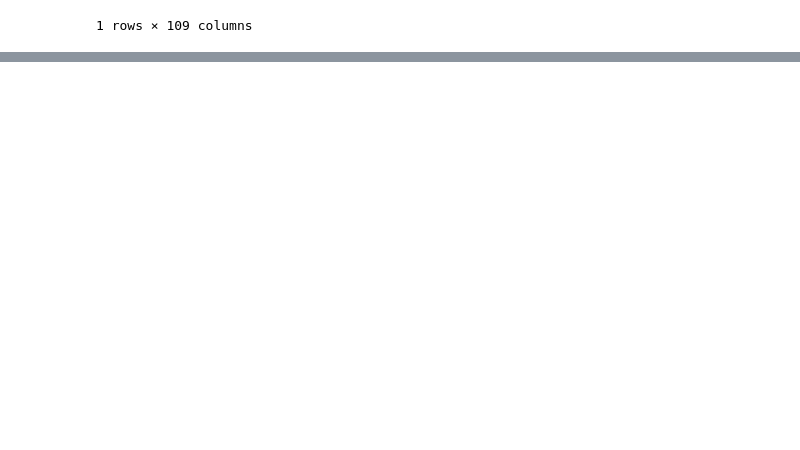
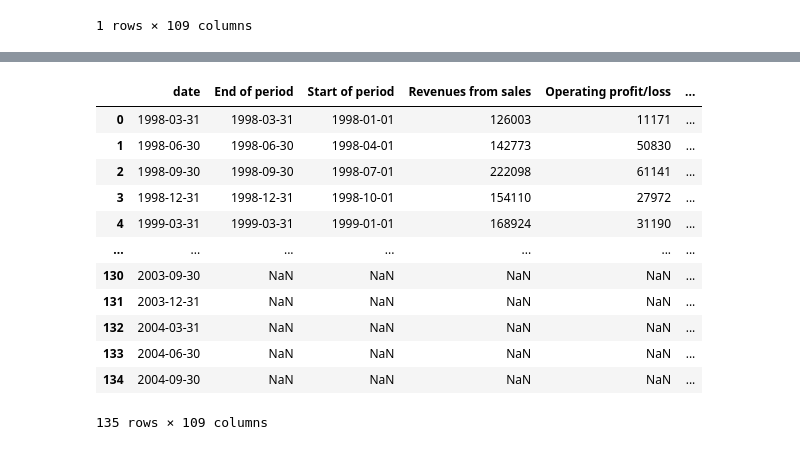
Before and after one commit to k-sobczyk/ensemble-nn-stock-forecast, a Jupyter notebook: df_creation.ipynb, the cells around one changed output, grey strips where cells are left out. Saved outputs shown, nothing was run; the diff lists cells and outputs as text; code cells hidden in the pictures; blank space fills up the shorter version.

Commit message:
df columns analysis and further functionalities

```diff
--- a/df_creation.ipynb
+++ b/df_creation.ipynb
@@ -195,0 +134,65 @@ print(df_results)
+# %%
+import os
+import pandas as pd
+import numpy as np
+
+def process_excel_data(base_folder):
+    folder_path = os.path.join(base_folder)
+    all_data = []
+
+    # Zakresy wierszy, które chcemy wyciągnąć (przesunięte o jeden w dół, ponieważ indeksowanie jest od zera)
+    row_ranges = [
+        range(2, 19),  # Rows 3 to 18 inclusive, zero-indexed
+        range(29, 94),  # Rows 30 to 93 inclusive
+        range(254, 276),  # Rows 255 to 275 inclusive
+        range(278, 288),  # Rows 279 to 287 inclusive
+        range(289, 294)  # Rows 290 to 293 inclusive
+    ]
+
+    for filename in os.listdir(folder_path):
+        if filename.endswith('.xlsx'):
+            file_path = os.path.join(folder_path, filename)
+            try:
+                # Wczytujemy cały arkusz, aby mieć dostęp do kolumn C do DA
+                data = pd.read_excel(file_path, sheet_name='QS', header=None)
+
+                # Przechodzimy przez wszystkie zakresy wierszy i wyciągamy dane
+                for row_range in row_ranges:
+                    # Pobieramy wartości z kolumny C jako nagłówki
+                    headers = data.iloc[list(row_range), 2].tolist()
+
+                    # Pobieramy dane z kolumn D do DA dla bieżącego zakresu wierszy
+                    range_data = data.iloc[list(row_range), 3:30]
+
+                    # Zamiana zer na NaN
+                    range_data = range_data.replace(0, np.nan)
+
+                    # Transponowanie danych, aby daty były w pierwszej kolumnie
+                    transposed_data = range_data.transpose()
+                    transposed_data.columns = headers
+                    transposed_data['filename'] = filename
+                    transposed_data.insert(0, 'date', data.iloc[2, 3:30].tolist())
+
+                    all_data.append(transposed_data)
+            except Exception as e:
+                print(f"Error processing file {filename}: {e}")
+
+    results_df = pd.concat(all_data, ignore_index=True)
+    return results_df
+
+df_results = process_excel_data(folder_path)
+df_results
+# %% [output]
+|  | date | End of period | Start of period | Revenues from sales | Operating profit/loss | ... |
+| 0 | 1998-03-31 | 1998-03-31 | 1998-01-01 | 126003 | 11171 | ... |
+| 1 | 1998-06-30 | 1998-06-30 | 1998-04-01 | 142773 | 50830 | ... |
+| 2 | 1998-09-30 | 1998-09-30 | 1998-07-01 | 222098 | 61141 | ... |
+| 3 | 1998-12-31 | 1998-12-31 | 1998-10-01 | 154110 | 27972 | ... |
+| 4 | 1999-03-31 | 1999-03-31 | 1999-01-01 | 168924 | 31190 | ... |
+| ... | ... | ... | ... | ... | ... | ... |
+| 130 | 2003-09-30 | NaN | NaN | NaN | NaN | ... |
+| 131 | 2003-12-31 | NaN | NaN | NaN | NaN | ... |
+| 132 | 2004-03-31 | NaN | NaN | NaN | NaN | ... |
+| 133 | 2004-06-30 | NaN | NaN | NaN | NaN | ... |
+| 134 | 2004-09-30 | NaN | NaN | NaN | NaN | ... |
+135 rows × 109 columns
```
Also changed, not shown: parts of 8 cells of this notebook.
